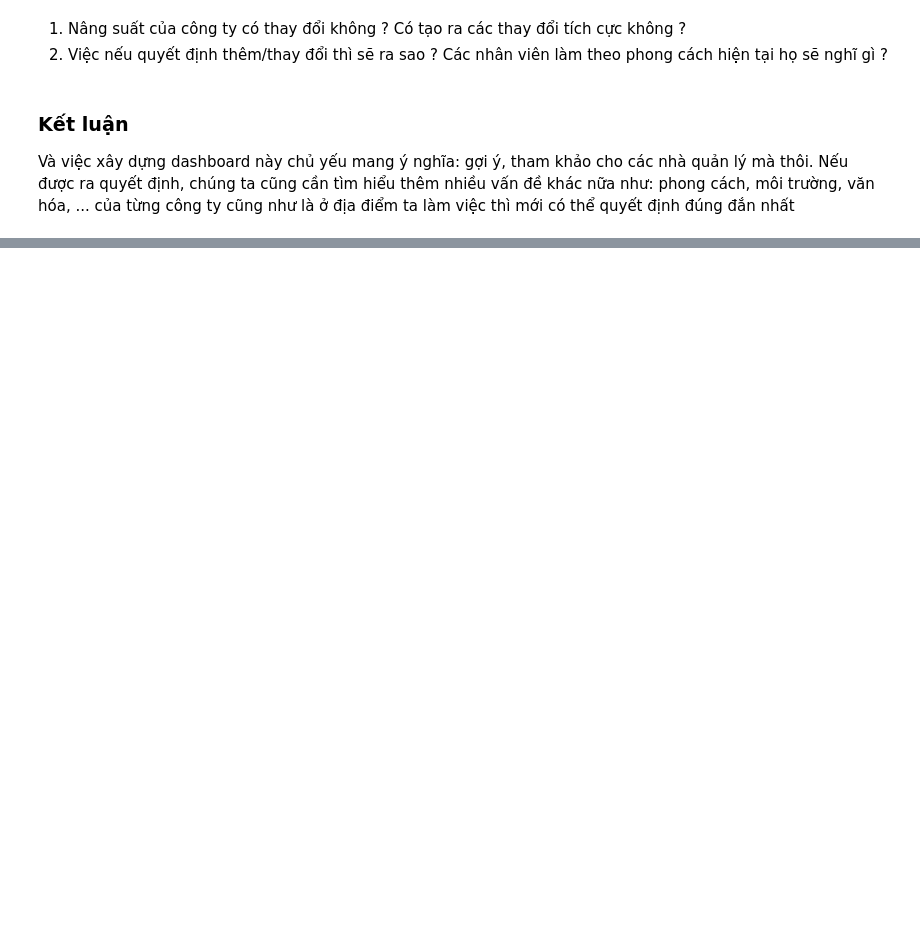
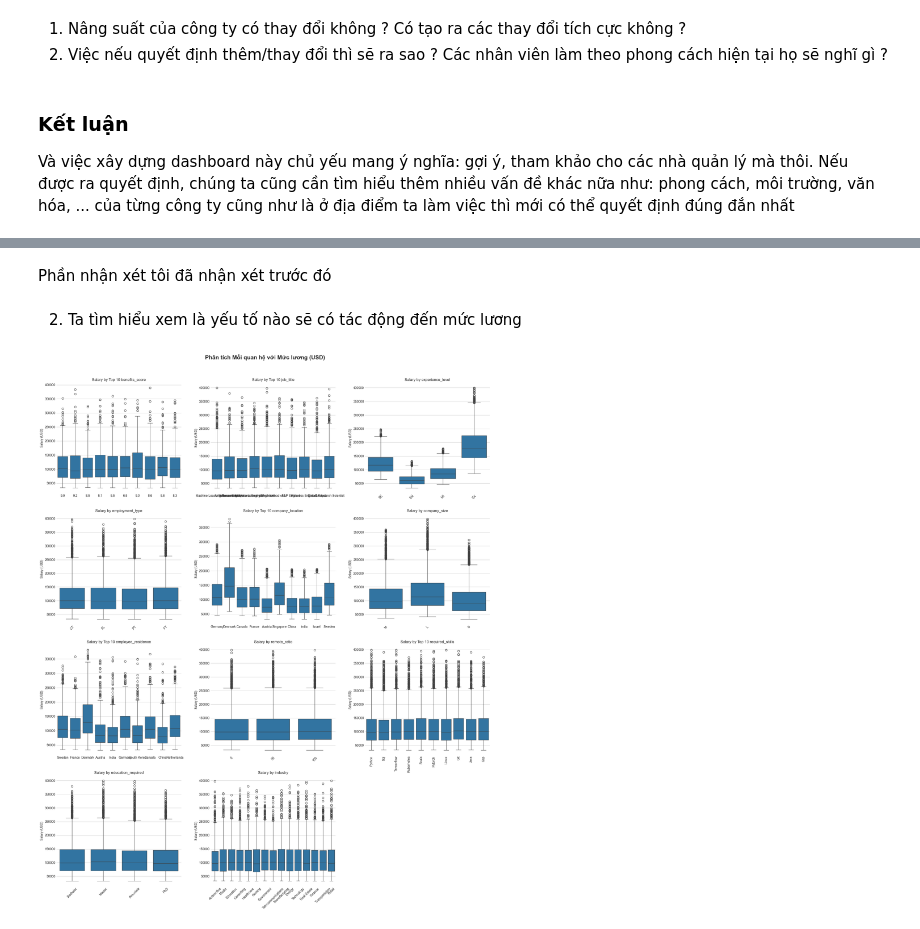
Before and after one commit to thethien8a/Machine-Learning-Project, a Jupyter notebook: Linear Regression/project_1.ipynb, the cells around one changed output, grey strips where cells are left out. Cells and saved outputs as stored; diff of their text form; code cells hidden in the pictures; blank space fills up the shorter version.

```diff
--- a/Linear Regression/project_1.ipynb
+++ b/Linear Regression/project_1.ipynb
@@ -793,0 +855,55 @@ Và việc xây dựng dashboard này chủ yếu mang ý nghĩa: gợi ý, tham
+# %% [markdown]
+Phần nhận xét tôi đã nhận xét trước đó
+# %% [markdown]
+2. Ta tìm hiểu xem là yếu tố nào sẽ có tác động đến mức lương
+# %%
+
+box_plot_cols = ['benefits_score','job_title', 'experience_level', 'employment_type', 'company_location', 'company_size', 'employee_residence', 'remote_ratio', 'required_skills', 'education_required', 'industry']
+compare_col = 'salary_usd'
+
+
+total_plots = len(box_plot_cols)
+n_cols = 3
+n_rows = math.ceil(total_plots / n_cols)
+
+fig, axes = plt.subplots(n_rows, n_cols, figsize=(20, 6 * n_rows))
+axes = axes.flatten()
+
+plot_idx = 0
+sns.set_style("whitegrid")
+
+
+for col in box_plot_cols:
+    ax = axes[plot_idx]
+
+    if col == 'required_skills':
+        top_10_skills = all_table['required_skills'].value_counts().nlargest(10).index
+        df_filtered = all_table[all_table['required_skills'].isin(top_10_skills)]
+        sns.boxplot(x=col, y=compare_col, data=df_filtered, ax=ax, order=top_10_skills)
+        ax.set_title(f'Salary by Top 10 {col}', fontsize=12)
+        ax.tick_params(axis='x', rotation=90)
+    elif new_df[col].nunique() > 15:
+        top_10_categories = new_df[col].value_counts().nlargest(10).index
+        df_filtered = new_df[new_df[col].isin(top_10_categories)]
+
+        sns.boxplot(x=col, y=compare_col, data=df_filtered, ax=ax, order=top_10_categories)
+        ax.set_title(f'Salary by Top 10 {col}')
+    else:
+        sns.boxplot(x=col, y=compare_col, data=df, ax=ax)
+        ax.set_title(f'Salary by {col}', fontsize=12)
+        ax.tick_params(axis='x', rotation=45)
+
+    ax.set_xlabel('')
+    ax.set_ylabel('Salary (USD)', fontsize=10)
+    plot_idx += 1
+
+
+
+for i in range(plot_idx, len(axes)):
+    axes[i].set_visible(False)
+
+fig.suptitle('Phân tích Mối quan hệ với Mức lương (USD)', fontsize=18, fontweight='bold', y=1.02)
+plt.tight_layout()
+plt.show()
+# %% [output]
+[figure, added]
```
Also changed, not shown: parts of 16 cells of this notebook, 1 other file.
